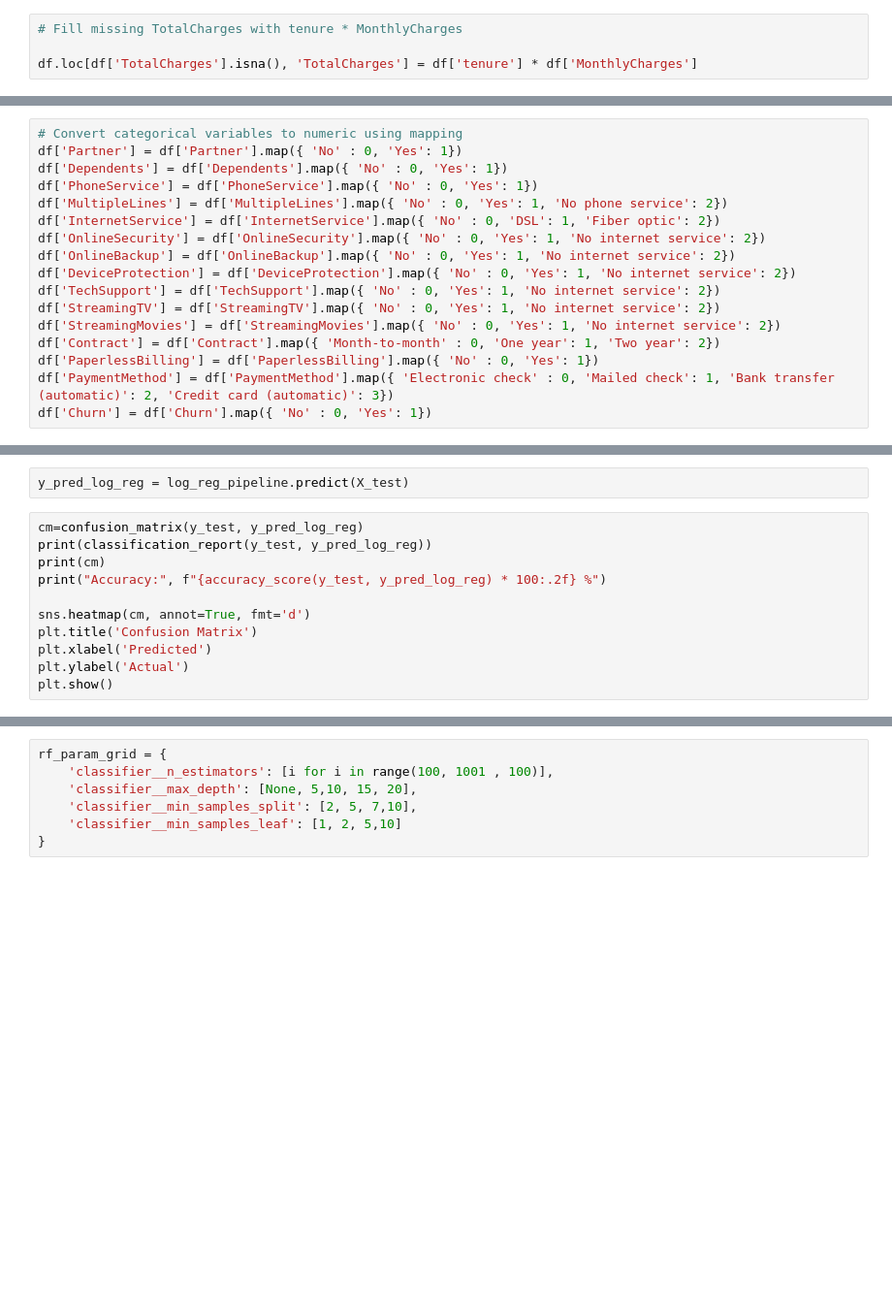
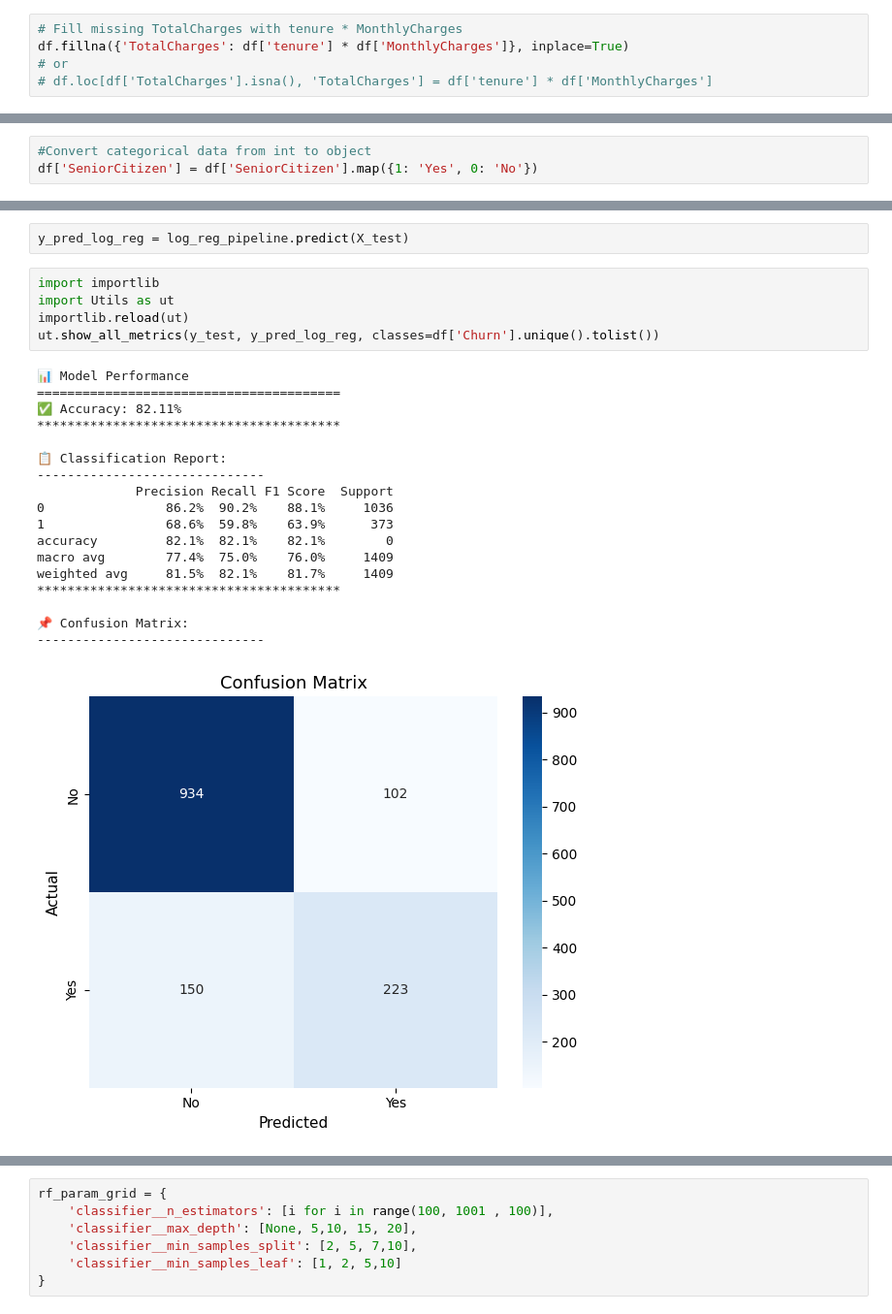
Before and after one commit to atefkabani/TELECOM-CHURN-PREDICTION, a Jupyter notebook: notebooks/telcom_churn_prediction.ipynb, the cells around one changed output, grey strips where cells are left out. Shown at 97% size. Saved outputs shown, nothing was run; the diff lists cells and outputs as text; blank space fills up the shorter version.

```diff
--- a/notebooks/telcom_churn_prediction.ipynb
+++ b/notebooks/telcom_churn_prediction.ipynb
@@ -147,4 +95,5 @@ df[df.isna().any(axis=1)]
 # %%
 # Fill missing TotalCharges with tenure * MonthlyCharges
-
-df.loc[df['TotalCharges'].isna(), 'TotalCharges'] = df['tenure'] * df['MonthlyCharges']
+df.fillna({'TotalCharges': df['tenure'] * df['MonthlyCharges']}, inplace=True)
+# or
+# df.loc[df['TotalCharges'].isna(), 'TotalCharges'] = df['tenure'] * df['MonthlyCharges']
@@ -162,17 +154,0 @@ df.head(1)
-# %%
-# Convert categorical variables to numeric using mapping
-df['Partner'] = df['Partner'].map({ 'No' : 0, 'Yes': 1})
-df['Dependents'] = df['Dependents'].map({ 'No' : 0, 'Yes': 1})
-df['PhoneService'] = df['PhoneService'].map({ 'No' : 0, 'Yes': 1})
-df['MultipleLines'] = df['MultipleLines'].map({ 'No' : 0, 'Yes': 1, 'No phone service': 2})
-df['InternetService'] = df['InternetService'].map({ 'No' : 0, 'DSL': 1, 'Fiber optic': 2})
-df['OnlineSecurity'] = df['OnlineSecurity'].map({ 'No' : 0, 'Yes': 1, 'No internet service': 2})
-df['OnlineBackup'] = df['OnlineBackup'].map({ 'No' : 0, 'Yes': 1, 'No internet service': 2})
-df['DeviceProtection'] = df['DeviceProtection'].map({ 'No' : 0, 'Yes': 1, 'No internet service': 2})
-df['TechSupport'] = df['TechSupport'].map({ 'No' : 0, 'Yes': 1, 'No internet service': 2})
-df['StreamingTV'] = df['StreamingTV'].map({ 'No' : 0, 'Yes': 1, 'No internet service': 2})
-df['StreamingMovies'] = df['StreamingMovies'].map({ 'No' : 0, 'Yes': 1, 'No internet service': 2})
-df['Contract'] = df['Contract'].map({ 'Month-to-month' : 0, 'One year': 1, 'Two year': 2})
-df['PaperlessBilling'] = df['PaperlessBilling'].map({ 'No' : 0, 'Yes': 1})
-df['PaymentMethod'] = df['PaymentMethod'].map({ 'Electronic check' : 0, 'Mailed check': 1, 'Bank transfer (automatic)': 2, 'Credit card (automatic)': 3})
-df['Churn'] = df['Churn'].map({ 'No' : 0, 'Yes': 1})
@@ -183,2 +155,5 @@ df
+# %%
+#Convert categorical data from int to object
+df['SeniorCitizen'] = df['SeniorCitizen'].map({1: 'Yes', 0: 'No'})
 # %%
 df.info()
@@ -301,15 +488,28 @@ log_reg_pipeline.fit(X_train, y_train)
 # **Model Evaluation**
 # %%
 y_pred_log_reg = log_reg_pipeline.predict(X_test)
-# %%
-cm=confusion_matrix(y_test, y_pred_log_reg)
-print(classification_report(y_test, y_pred_log_reg))
-print(cm)
-print("Accuracy:", f"{accuracy_score(y_test, y_pred_log_reg) * 100:.2f} %")
-
-sns.heatmap(cm, annot=True, fmt='d')
-plt.title('Confusion Matrix')
-plt.xlabel('Predicted')
-plt.ylabel('Actual')
-plt.show()
+# %%
+import importlib
+import Utils as ut
+importlib.reload(ut)
+ut.show_all_metrics(y_test, y_pred_log_reg, classes=df['Churn'].unique().tolist())
+# %% [output]
+📊 Model Performance
+========================================
+✅ Accuracy: 82.11%
+****************************************
+
+📋 Classification Report:
+------------------------------
+             Precision Recall F1 Score  Support
+0                86.2%  90.2%    88.1%     1036
+1                68.6%  59.8%    63.9%      373
+accuracy         82.1%  82.1%    82.1%        0
+macro avg        77.4%  75.0%    76.0%     1409
+weighted avg     81.5%  82.1%    81.7%     1409
+****************************************
+
+📌 Confusion Matrix:
+------------------------------
+[figure, added]
 # %%
```
Also changed, not shown: parts of 64 cells of this notebook, 3 other files.
